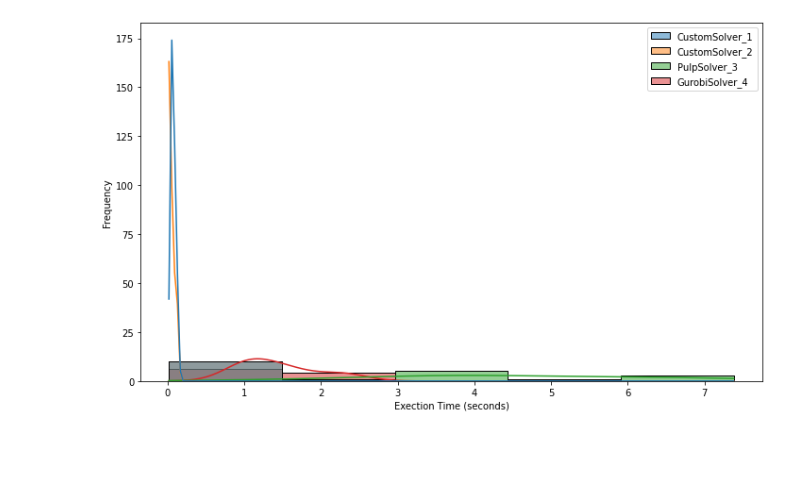
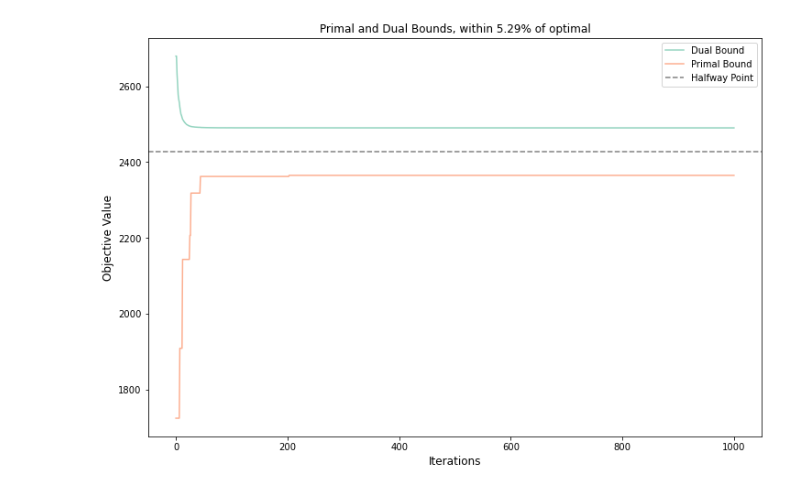
Before and after one commit to jet-chung-1/3D-Assignment-Problem, a Jupyter notebook: notebooks/benchmark.ipynb, the cells around one changed output. Saved outputs shown, nothing was run; the diff lists cells and outputs as text; code cells hidden in the pictures; blank space fills up the shorter version.

```diff
--- a/notebooks/benchmark.ipynb
+++ b/notebooks/benchmark.ipynb
@@ -72,10 +59,6 @@ plt.show()
-# %%
-
-plt.figure(figsize=(10, 6))
-plt.xlabel("Exection Time (seconds)")
-plt.ylabel("Frequency")
-sns.histplot(data=df, bins=5, kde=True, alpha=0.5)
-plt.tight_layout()
-plt.show()
-# %% [output]
-[figure, removed]
+# %%
+# visualizing how the primal dual method works
+dual_bounds, primal_bounds, _, _, _, _ = solver1.optimize(problems[0])
+duality_visualizer(dual_bounds, primal_bounds, (12, 8))
+# %% [output]
+[figure, added]
```
Also changed, not shown: parts of 7 cells of this notebook, 8 other files.
